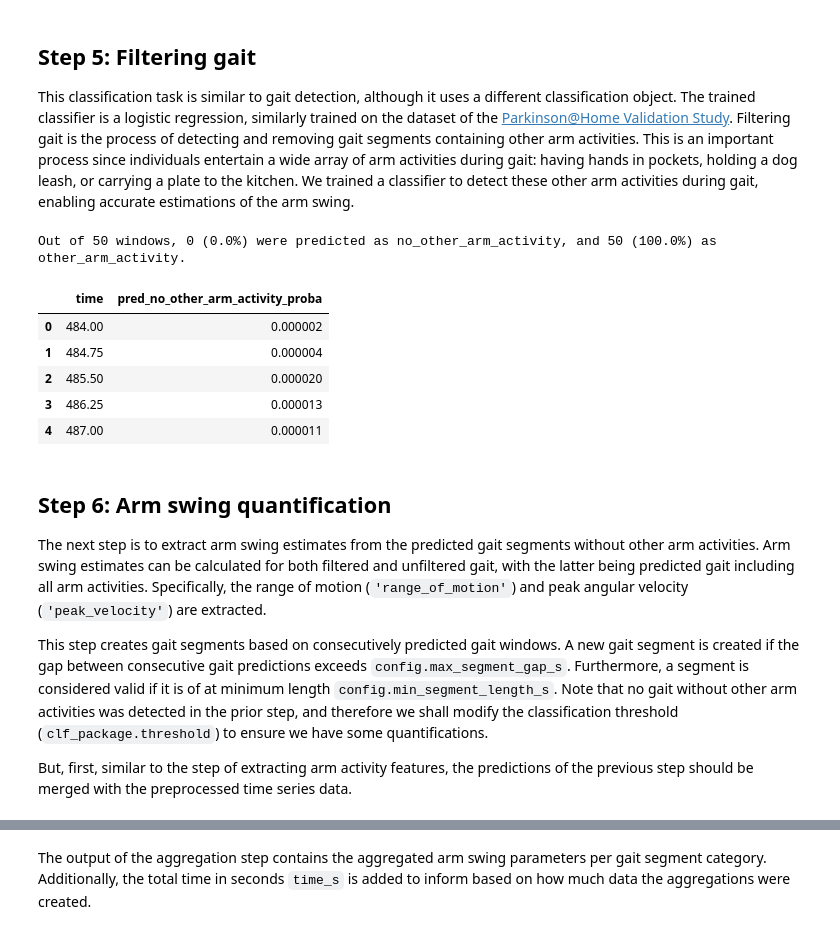
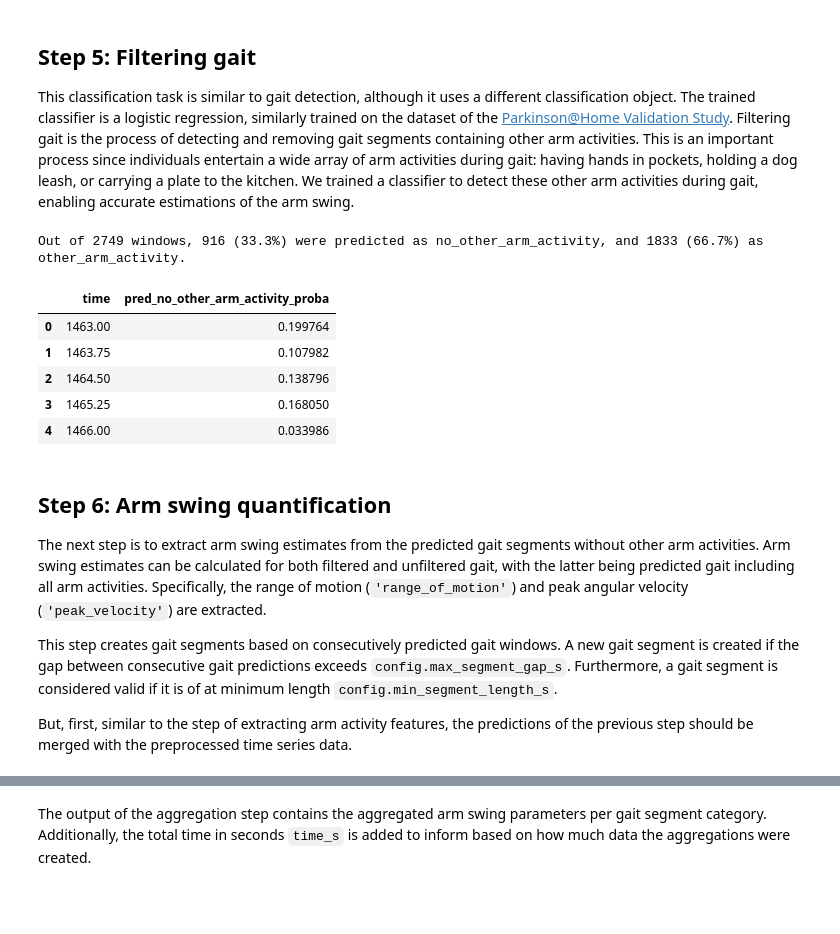
Before and after one commit to biomarkersParkinson/paradigma, a Jupyter notebook: docs/tutorials/gait_analysis.ipynb, the cells around one changed output, grey strips where cells are left out. Cells and saved outputs as stored; diff of their text form; code cells hidden in the pictures; blank space fills up the shorter version.

```diff
--- a/docs/tutorials/gait_analysis.ipynb
+++ b/docs/tutorials/gait_analysis.ipynb
@@ -27,12 +28,15 @@ We use the interally developed `TSDF` ([documentation](https://biomarkersparkins
 from pathlib import Path
 from paradigma.util import load_tsdf_dataframe
 
-# Set the path to the data file location
-path_to_data = Path('../../tests/data')
-path_to_prepared_data =  path_to_data / '1.prepared_data' / 'imu'
+# Set the path to where the prepared data is saved and load the data.
+# Note: the test data is stored in TSDF, but you can load your data in your own way
+path_to_data =  Path('../../example_data')
+path_to_prepared_data = path_to_data / 'imu'
+
+raw_data_segment_nr  = '0001'
 
 # Load the data from the file
-df_imu, _, _ = load_tsdf_dataframe(path_to_prepared_data, prefix='IMU')
+df_imu, _, _ = load_tsdf_dataframe(path_to_prepared_data, prefix=f'IMU_segment{raw_data_segment_nr}')
 
 df_imu
 # %% [output]
@@ -132,19 +136,19 @@ classifier_package_filename = 'gait_detection_clf_package.pkl'
 full_path_to_classifier_package = files('paradigma') / 'assets' / classifier_package_filename
 
 # Load the classifier package
-clf_package = ClassifierPackage.load(full_path_to_classifier_package)
+clf_package_detection = ClassifierPackage.load(full_path_to_classifier_package)
 
 # Detecting gait returns the probability of gait for each window, which is concatenated to
 # the original dataframe
 df_gait['pred_gait_proba'] = detect_gait(
     df=df_gait,
-    clf_package=clf_package
+    clf_package=clf_package_detection
 )
 
 n_windows = df_gait.shape[0]
-n_predictions_gait = df_gait.loc[df_gait['pred_gait_proba'] >= clf_package.threshold].shape[0]
+n_predictions_gait = df_gait.loc[df_gait['pred_gait_proba'] >= clf_package_detection.threshold].shape[0]
 perc_predictions_gait = round(100 * n_predictions_gait / n_windows, 1)
-n_predictions_non_gait = df_gait.loc[df_gait['pred_gait_proba'] < clf_package.threshold].shape[0]
+n_predictions_non_gait = df_gait.loc[df_gait['pred_gait_proba'] < clf_package_detection.threshold].shape[0]
 perc_predictions_non_gait = round(100 * n_predictions_non_gait / n_windows, 1)
 
 print(f"Out of {n_windows} windows, {n_predictions_gait} ({perc_predictions_gait}%) were predicted as gait, and {n_predictions_non_gait} ({perc_predictions_non_gait}%) as non-gait.")
@@ -176,7 +180,7 @@ from paradigma.constants import DataColumns
 from paradigma.util import merge_predictions_with_timestamps
 
 # Merge gait predictions into timeseries data
-if not any(df_gait[DataColumns.PRED_GAIT_PROBA] >= clf_package.threshold):
+if not any(df_gait[DataColumns.PRED_GAIT_PROBA] >= clf_package_detection.threshold):
     raise ValueError("No gait detected in the input data.")
 
 gait_preprocessing_config = GaitConfig(step='gait')
@@ -190,7 +194,7 @@ df = merge_predictions_with_timestamps(
 )
 
 # Add a column for predicted gait based on a fitted threshold
-df[DataColumns.PRED_GAIT] = (df[DataColumns.PRED_GAIT_PROBA] >= clf_package.threshold).astype(int)
+df[DataColumns.PRED_GAIT] = (df[DataColumns.PRED_GAIT_PROBA] >= clf_package_detection.threshold).astype(int)
 
 # Filter the DataFrame to only include predicted gait (1)
 df = df.loc[df[DataColumns.PRED_GAIT]==1].reset_index(drop=True)
@@ -223,45 +227,45 @@ This classification task is similar to gait detection, although it uses a differ
 # %%
 from paradigma.classification import ClassifierPackage
 from paradigma.pipelines.gait_pipeline import filter_gait
 
 # Set the path to the classifier package
 classifier_package_filename = 'gait_filtering_clf_package.pkl'
 full_path_to_classifier_package = files('paradigma') / 'assets' / classifier_package_filename
 
 # Load the classifier package
-clf_package = ClassifierPackage.load(full_path_to_classifier_package)
+clf_package_filtering = ClassifierPackage.load(full_path_to_classifier_package)
 
 # Detecting no_other_arm_activity returns the probability of no_other_arm_activity for each window, which is concatenated to
 # the original dataframe
 df_arm_activity['pred_no_other_arm_activity_proba'] = filter_gait(
     df=df_arm_activity,
-    clf_package=clf_package
+    clf_package=clf_package_filtering
 )
 
 n_windows = df_arm_activity.shape[0]
-n_predictions_no_other_arm_activity = df_arm_activity.loc[df_arm_activity['pred_no_other_arm_activity_proba']>=clf_package.threshold].shape[0]
+n_predictions_no_other_arm_activity = df_arm_activity.loc[df_arm_activity['pred_no_other_arm_activity_proba']>=clf_package_filtering.threshold].shape[0]
 perc_predictions_no_other_arm_activity = round(100 * n_predictions_no_other_arm_activity / n_windows, 1)
-n_predictions_other_arm_activity = df_arm_activity.loc[df_arm_activity['pred_no_other_arm_activity_proba']<clf_package.threshold].shape[0]
+n_predictions_other_arm_activity = df_arm_activity.loc[df_arm_activity['pred_no_other_arm_activity_proba']<clf_package_filtering.threshold].shape[0]
 perc_predictions_other_arm_activity = round(100 * n_predictions_other_arm_activity / n_windows, 1)
 
 print(f"Out of {n_windows} windows, {n_predictions_no_other_arm_activity} ({perc_predictions_no_other_arm_activity}%) were predicted as no_other_arm_activity, and {n_predictions_other_arm_activity} ({perc_predictions_other_arm_activity}%) as other_arm_activity.")
 
 # Only the time and predicted probabilities are shown, but the dataframe also contains
 # the extracted features
 df_arm_activity[['time', 'pred_no_other_arm_activity_proba']].head()
 # %% [output]
-Out of 50 windows, 0 (0.0%) were predicted as no_other_arm_activity, and 50 (100.0%) as other_arm_activity.
+Out of 2749 windows, 916 (33.3%) were predicted as no_other_arm_activity, and 1833 (66.7%) as other_arm_activity.
 |  | time | pred_no_other_arm_activity_proba |
-| 0 | 484.00 | 0.000002 |
-| 1 | 484.75 | 0.000004 |
-| 2 | 485.50 | 0.000020 |
-| 3 | 486.25 | 0.000013 |
-| 4 | 487.00 | 0.000011 |
+| 0 | 1463.00 | 0.199764 |
+| 1 | 1463.75 | 0.107982 |
+| 2 | 1464.50 | 0.138796 |
+| 3 | 1465.25 | 0.168050 |
+| 4 | 1466.00 | 0.033986 |
 # %% [markdown]
 ## Step 6: Arm swing quantification
 The next step is to extract arm swing estimates from the predicted gait segments without other arm activities. Arm swing estimates can be calculated for both filtered and unfiltered gait, with the latter being predicted gait including all arm activities. Specifically, the range of motion (`'range_of_motion'`) and peak angular velocity (`'peak_velocity'`) are extracted.
 
-This step creates gait segments based on consecutively predicted gait windows. A new gait segment is created if the gap between consecutive gait predictions exceeds `config.max_segment_gap_s`. Furthermore, a segment is considered valid if it is of at minimum length `config.min_segment_length_s`. Note that no gait without other arm activities was detected in the prior step, and therefore we shall modify the classification threshold (`clf_package.threshold`) to ensure we have some quantifications.
+This step creates gait segments based on consecutively predicted gait windows. A new gait segment is created if the gap between consecutive gait predictions exceeds `config.max_segment_gap_s`. Furthermore, a gait segment is considered valid if it is of at minimum length `config.min_segment_length_s`.
 
 But, first, similar to the step of extracting arm activity features, the predictions of the previous step should be merged with the preprocessed time series data.
 # %%
```
Also changed, not shown: parts of 16 cells of this notebook, 2 other files.
